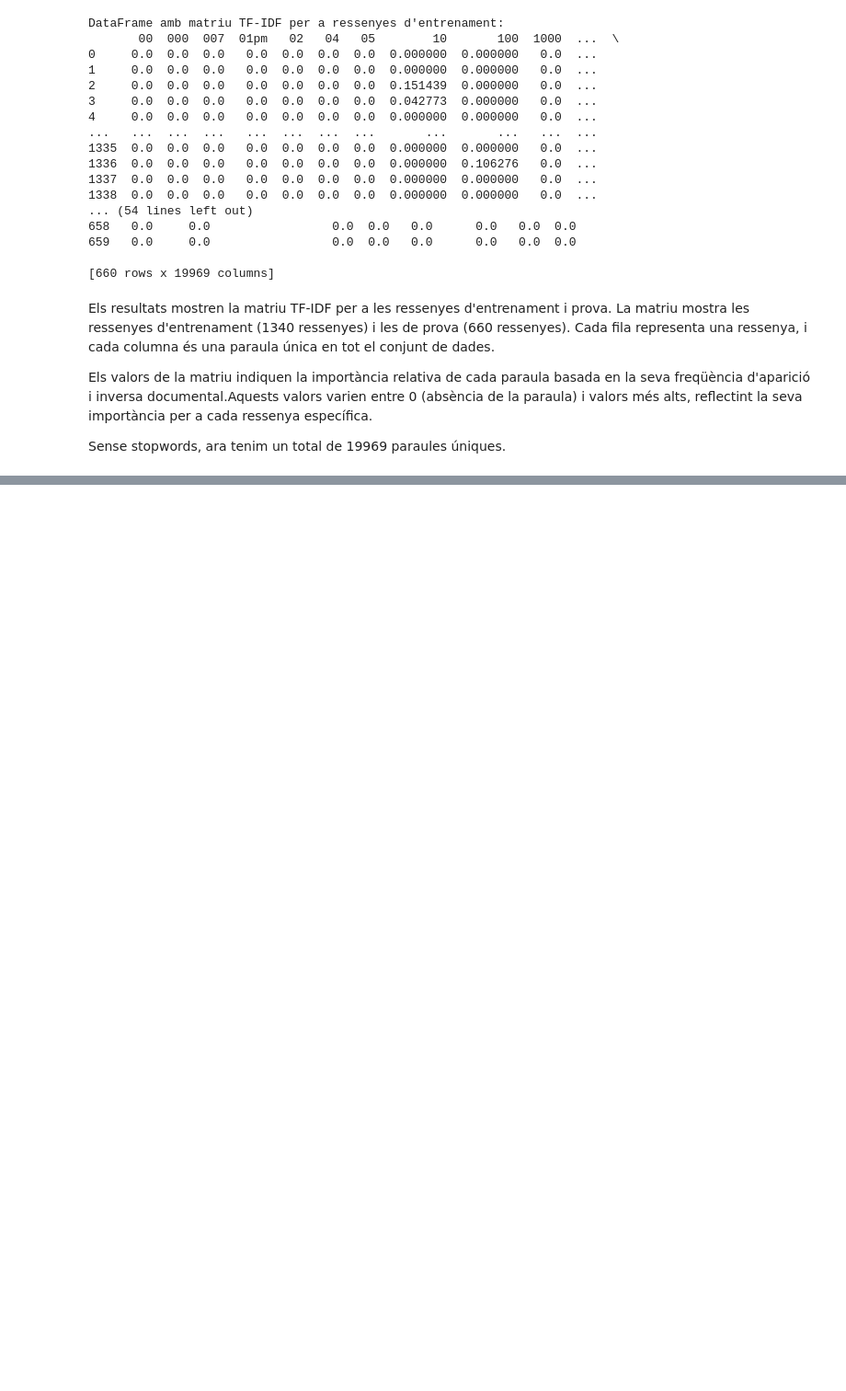
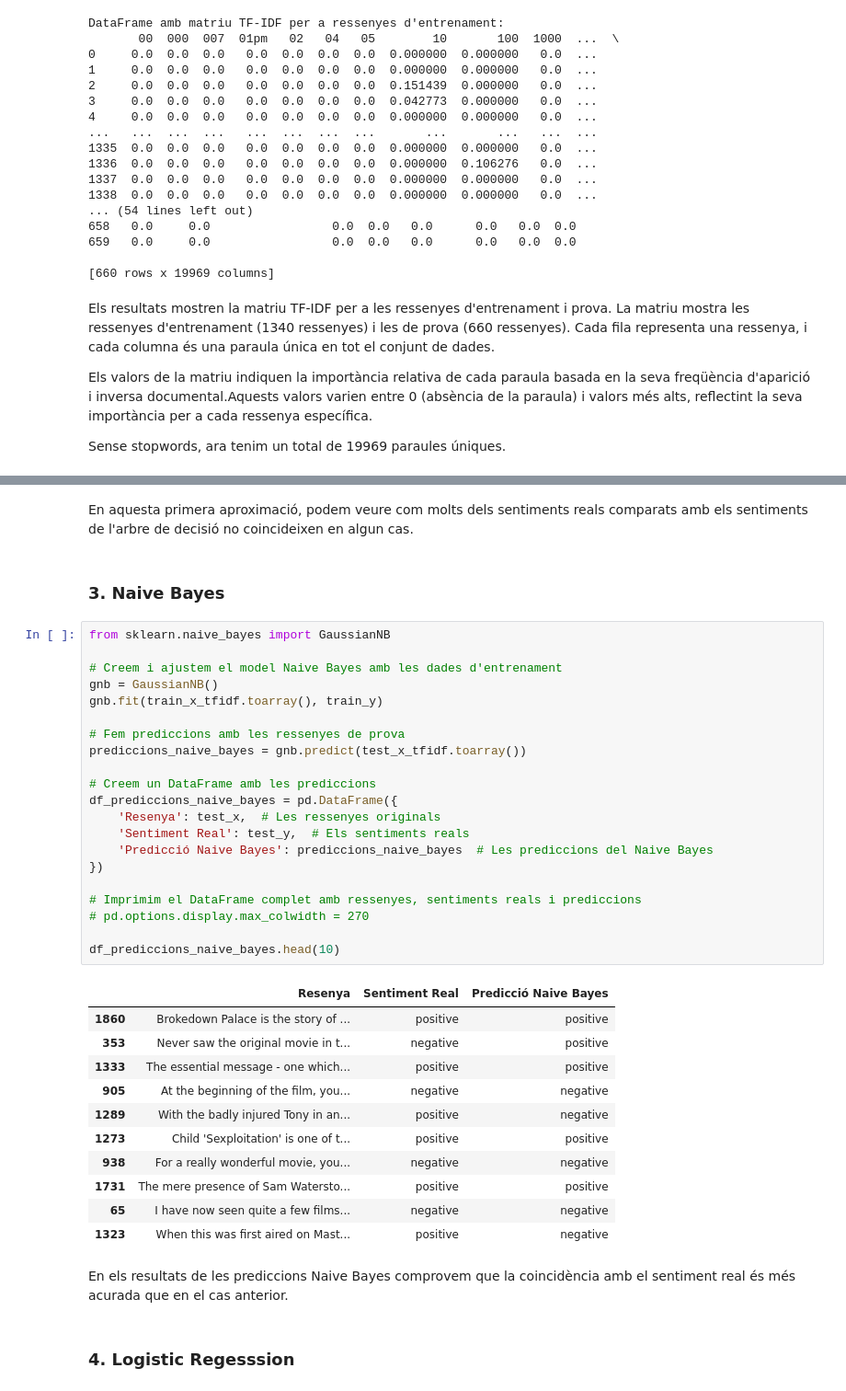
Before and after one commit to edaimon/projecte-final-it-academy, a Jupyter notebook: Projecte_Final_EDJ.ipynb, the cells around one changed output, grey strips where cells are left out. Shown at 92% size. Drawn from its saved outputs; the diff is of its cells as text; blank space fills up the shorter version.

```diff
--- a/Projecte_Final_EDJ.ipynb
+++ b/Projecte_Final_EDJ.ipynb
@@ -388,0 +514,41 @@ print(len(unique_words))
+# %% [markdown]
+En aquesta primera aproximació, podem veure com molts dels sentiments reals comparats amb els sentiments de l'arbre de decisió no coincideixen en algun cas.
+# %% [markdown]
+### 3. Naive Bayes
+# %%
+from sklearn.naive_bayes import GaussianNB
+
+# Creem i ajustem el model Naive Bayes amb les dades d'entrenament
+gnb = GaussianNB()
+gnb.fit(train_x_tfidf.toarray(), train_y)
+
+# Fem prediccions amb les ressenyes de prova
+prediccions_naive_bayes = gnb.predict(test_x_tfidf.toarray())
+
+# Creem un DataFrame amb les prediccions
+df_prediccions_naive_bayes = pd.DataFrame({
+    'Resenya': test_x,  # Les ressenyes originals
+    'Sentiment Real': test_y,  # Els sentiments reals
+    'Predicció Naive Bayes': prediccions_naive_bayes  # Les prediccions del Naive Bayes
+})
+
+# Imprimim el DataFrame complet amb ressenyes, sentiments reals i prediccions
+# pd.options.display.max_colwidth = 270
+
+df_prediccions_naive_bayes.head(10)
+# %% [output]
+|  | Resenya | Sentiment Real | Predicció Naive Bayes |
+| 1860 | Brokedown Palace is the story of ... | positive | positive |
+| 353 | Never saw the original movie in t... | negative | positive |
+| 1333 | The essential message - one which... | positive | positive |
+| 905 | At the beginning of the film, you... | negative | negative |
+| 1289 | With the badly injured Tony in an... | positive | negative |
+| 1273 | Child 'Sexploitation' is one of t... | positive | positive |
+| 938 | For a really wonderful movie, you... | negative | negative |
+| 1731 | The mere presence of Sam Watersto... | positive | positive |
+| 65 | I have now seen quite a few films... | negative | negative |
+| 1323 | When this was first aired on Mast... | positive | negative |
+# %% [markdown]
+En els resultats de les prediccions Naive Bayes comprovem que la coincidència amb el sentiment real és més acurada que en el cas anterior.
+# %% [markdown]
+### 4. Logistic Regesssion
```
Also changed, not shown: parts of 25 cells of this notebook.
